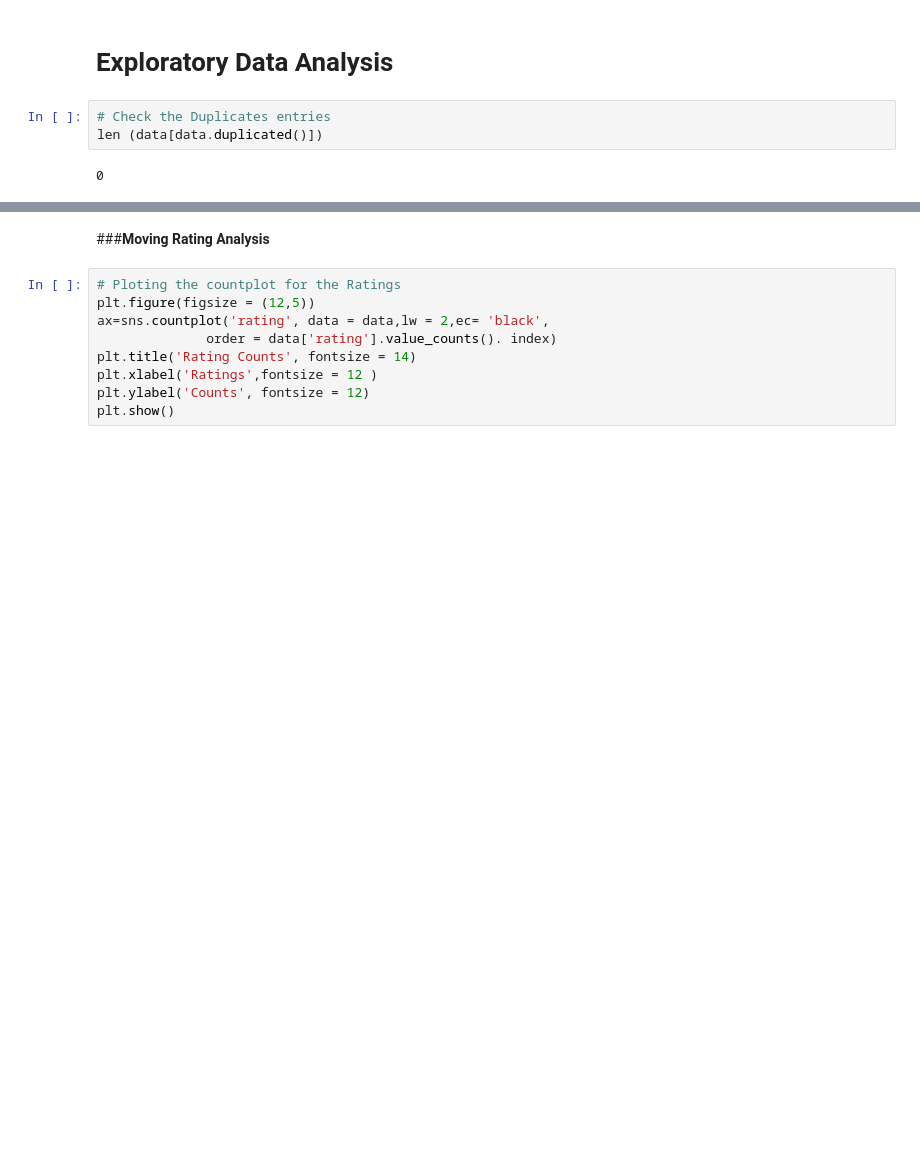
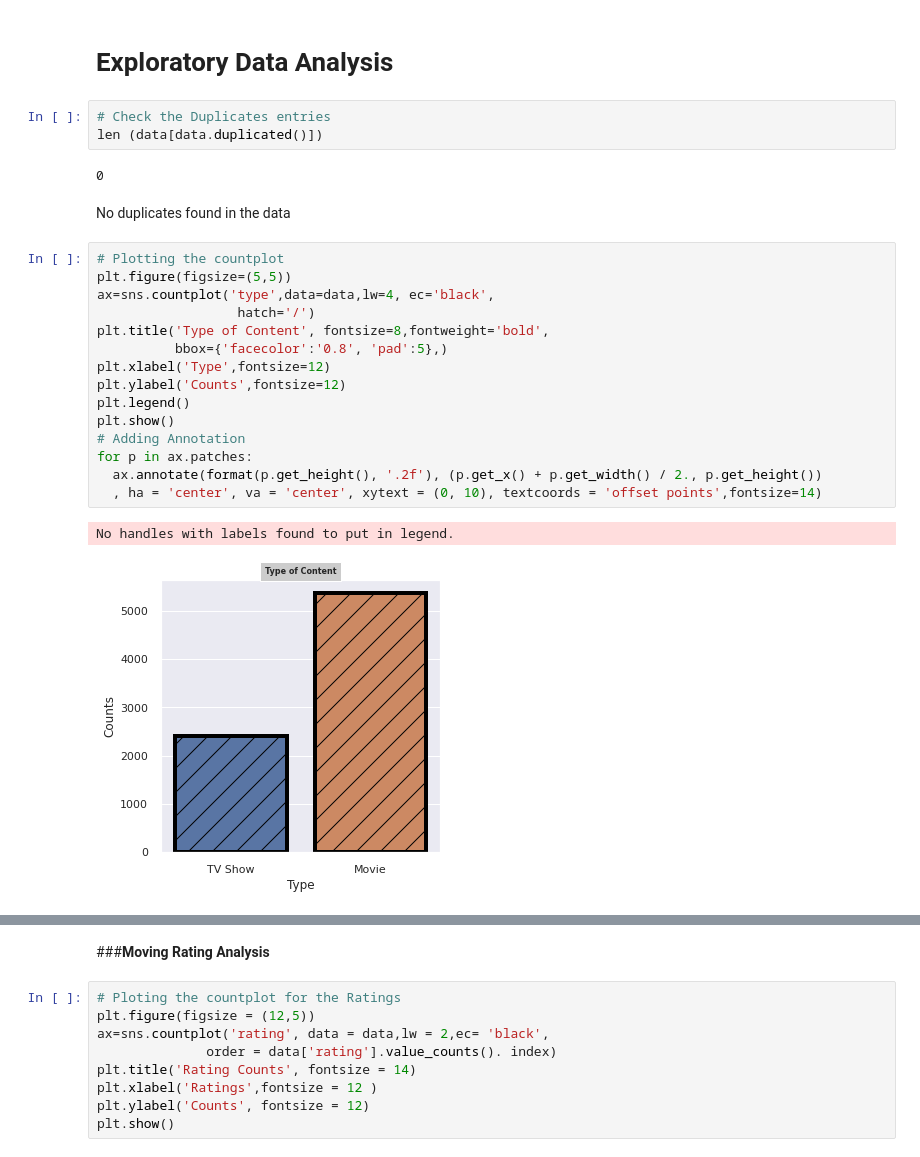
Before and after one commit to Vinitladse/NETFLIX-MOVIES-AND-TV-SHOWS-CLUSTERING, a Jupyter notebook: NETFLIX_MOVIES_AND_TV_SHOWS_CLUSTERING.ipynb, the cells around one changed output, grey strips where cells are left out. Saved outputs shown, nothing was run; the diff lists cells and outputs as text; blank space fills up the shorter version.

```diff
--- a/NETFLIX_MOVIES_AND_TV_SHOWS_CLUSTERING.ipynb
+++ b/NETFLIX_MOVIES_AND_TV_SHOWS_CLUSTERING.ipynb
@@ -244,6 +326,26 @@ dtype: int64
 len (data[data.duplicated()])
 # %% [output]
 0
+# %% [markdown]
+No duplicates found in the data
+# %%
+# Plotting the countplot
+plt.figure(figsize=(5,5))
+ax=sns.countplot('type',data=data,lw=4, ec='black',
+                  hatch='/')
+plt.title('Type of Content', fontsize=8,fontweight='bold',
+          bbox={'facecolor':'0.8', 'pad':5},)
+plt.xlabel('Type',fontsize=12)
+plt.ylabel('Counts',fontsize=12)
+plt.legend()
+plt.show()
+# Adding Annotation
+for p in ax.patches:
+  ax.annotate(format(p.get_height(), '.2f'), (p.get_x() + p.get_width() / 2., p.get_height())
+  , ha = 'center', va = 'center', xytext = (0, 10), textcoords = 'offset points',fontsize=14)
+# %% [output]
+No handles with labels found to put in legend.
+[figure, added]
 # %%
 # ploting for pie chart on type feature
 
```
Also changed, not shown: parts of 69 cells of this notebook.
